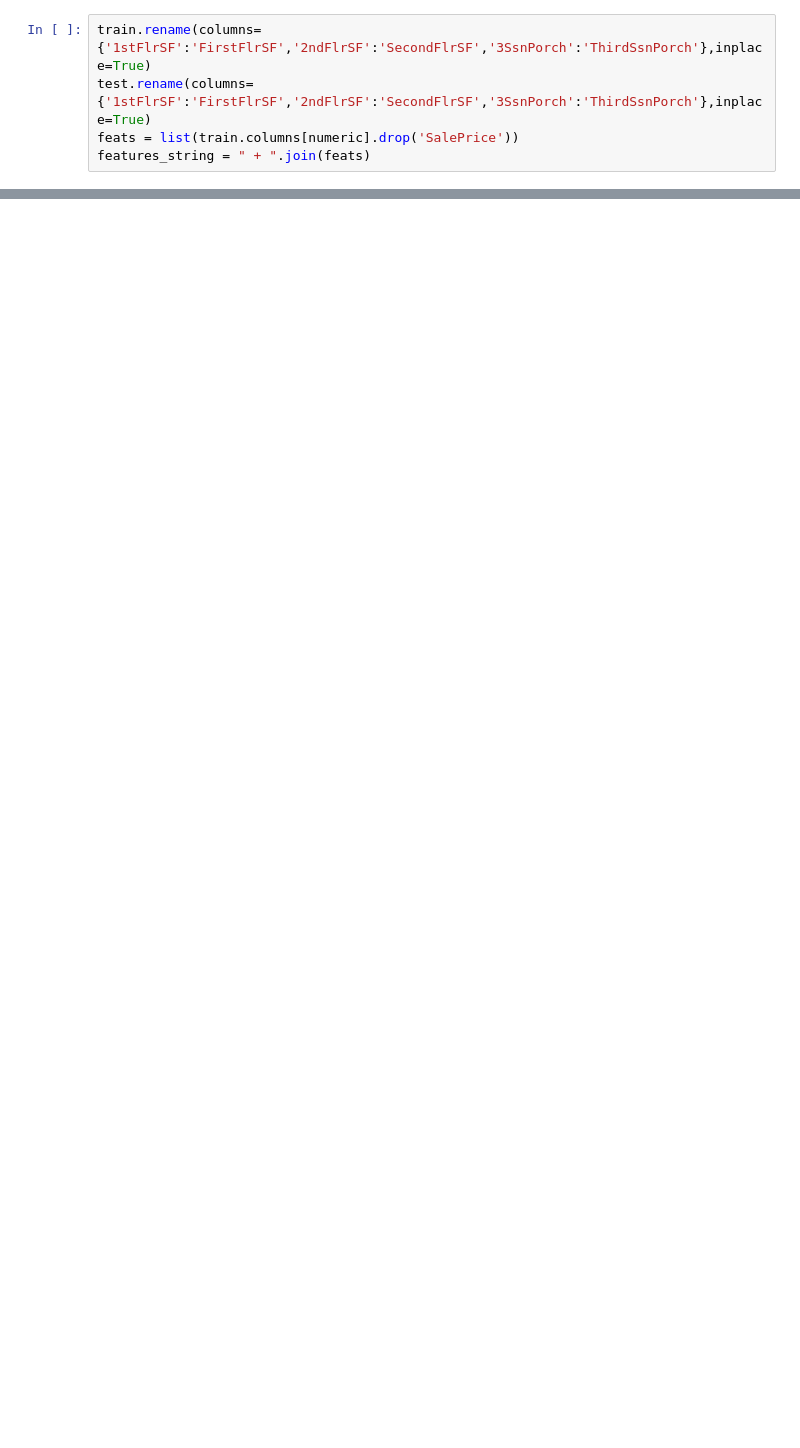
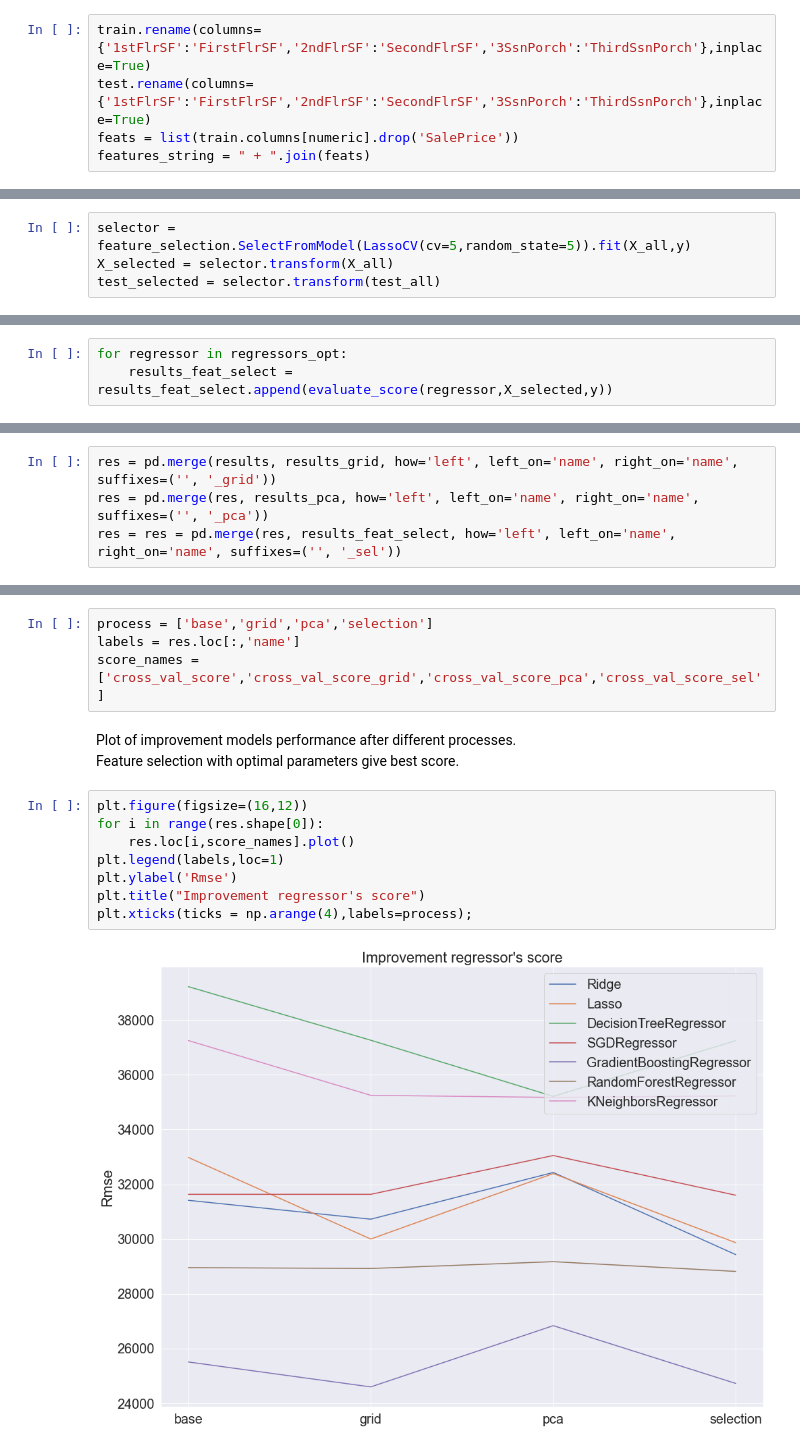
Before and after one commit to VladimirBorisevich/houses_price, a Jupyter notebook: houses_price_prep.ipynb, the cells around one changed output, grey strips where cells are left out. Saved outputs shown, nothing was run; the diff lists cells and outputs as text; blank space fills up the shorter version.

```diff
--- a/houses_price_prep.ipynb
+++ b/houses_price_prep.ipynb
@@ -333,0 +562,4 @@ pd.DataFrame({'Id':range(1461,1461+1459),'SalePrice':pred}).to_csv('first_answer
+# %%
+selector = feature_selection.SelectFromModel(LassoCV(cv=5,random_state=5)).fit(X_all,y)
+X_selected = selector.transform(X_all)
+test_selected = selector.transform(test_all)
@@ -333,0 +570,3 @@ pd.DataFrame({'Id':range(1461,1461+1459),'SalePrice':pred}).to_csv('first_answer
+# %%
+for regressor in regressors_opt:
+    results_feat_select = results_feat_select.append(evaluate_score(regressor,X_selected,y))
@@ -333,0 +587,4 @@ pd.DataFrame({'Id':range(1461,1461+1459),'SalePrice':pred}).to_csv('first_answer
+# %%
+res = pd.merge(results, results_grid, how='left', left_on='name', right_on='name', suffixes=('', '_grid'))
+res = pd.merge(res, results_pca, how='left', left_on='name', right_on='name', suffixes=('', '_pca'))
+res = res = pd.merge(res, results_feat_select, how='left', left_on='name', right_on='name', suffixes=('', '_sel'))
@@ -333,0 +602,17 @@ pd.DataFrame({'Id':range(1461,1461+1459),'SalePrice':pred}).to_csv('first_answer
+# %%
+process = ['base','grid','pca','selection']
+labels = res.loc[:,'name']
+score_names = ['cross_val_score','cross_val_score_grid','cross_val_score_pca','cross_val_score_sel']
+# %% [markdown]
+Plot of improvement models performance after different processes.
+Feature selection with optimal parameters give best score.
+# %%
+plt.figure(figsize=(16,12))
+for i in range(res.shape[0]):
+    res.loc[i,score_names].plot()
+plt.legend(labels,loc=1)
+plt.ylabel('Rmse')
+plt.title("Improvement regressor's score")
+plt.xticks(ticks = np.arange(4),labels=process);
+# %% [output]
+[figure, added]
```
Also changed, not shown: parts of 114 cells of this notebook.
